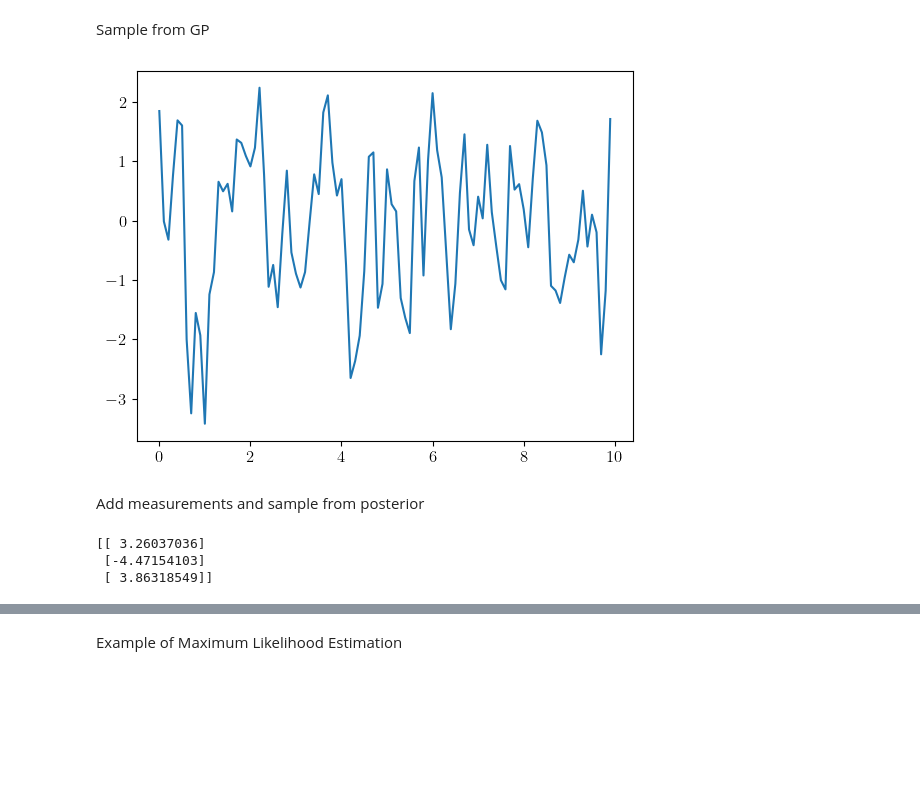
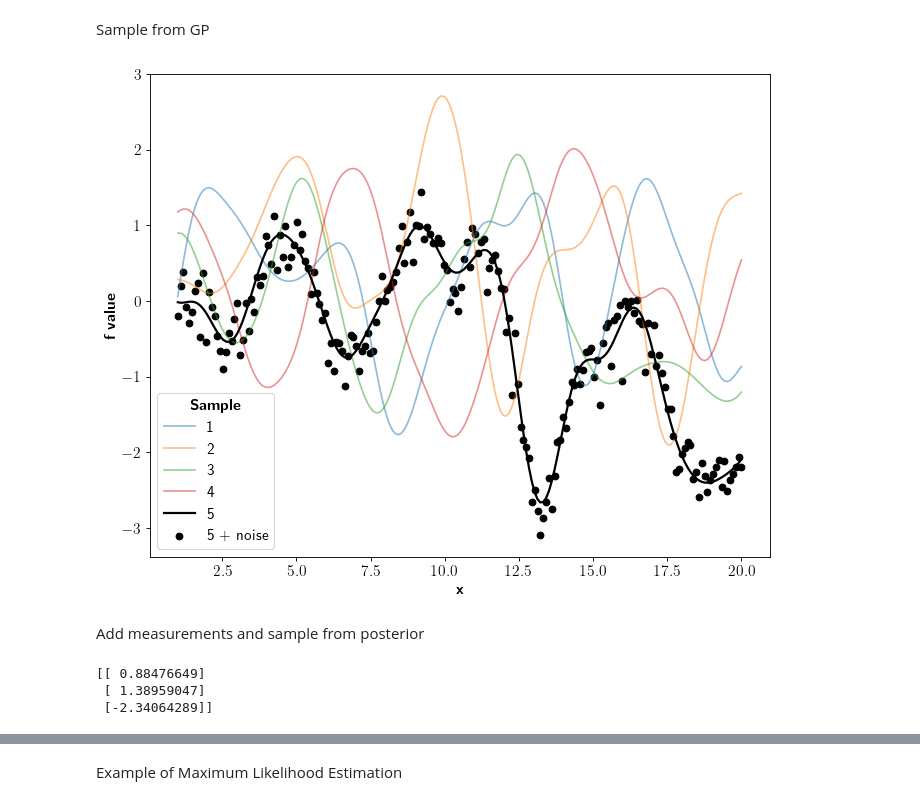
Before and after one commit to sooogzzz/GPnotebook, a Jupyter notebook: refractored_code.ipynb, the cells around one changed output, grey strips where cells are left out. Cells and saved outputs as stored; diff of their text form; code cells hidden in the pictures; blank space fills up the shorter version.

```diff
--- a/refractored_code.ipynb
+++ b/refractored_code.ipynb
@@ -184,23 +195,39 @@ def GPpred(hyps,x,y,x_pred):
 # %% [markdown]
 Sample from GP
-# %%
-x = np.arange(0,10,0.1).reshape(-1,1)
-N = len(x)
-
-a=2
-l=100
-
-K_x = Kexp([a,l],x,x)
-w = np.random.randn(N,1)
-
-K_sqrt = np.real(scipy.linalg.sqrtm(K_x))
-
-f = K_sqrt@w
-# %%
-plt.plot(x,f)
-plt.show()
-# %% [output]
-[figure, removed]
+# %%
+n = 200
+xmin = 1
+xmax = 20
+x = np.linspace(xmin,xmax,n).reshape(-1,1)
+
+# define hyps
+a = 1
+d = 1
+
+Kx = Kexp([a,d],x,x)
+sqrtKx = np.real( la.sqrtm(Kx) )
+
+y = np.random.normal(0,1, (1,n)) @ sqrtKx # draw from gp
+# %%
+sig = 0.25
+plt.figure(figsize=(10,8), dpi = 80)
+for i in range(6):
+    if i<4:
+        y = np.random.normal(0,1, (1,n)) @ sqrtKx # draw from gp
+        plt.plot(x,y.reshape(-1,1), label = f'{i+1}', alpha = 0.5)
+    elif i == 4:
+        y = np.random.normal(0,1, (1,n)) @ sqrtKx # draw from gp
+        plt.plot(x,y.reshape(-1,1), label = f'{i+1}', alpha = 1, linewidth= 2, color = 'k')
+    else:
+        y_noise = y + np.random.normal(0,sig, (1,n) )   # draw from gp with noise
+        plt.scatter(x,y_noise.reshape(-1,1), label = f'{i} + noise', alpha = 1, color = 'k')
+
+plt.legend(title = r'\textbf{Sample}')
+plt.ylabel(r'\textbf{f value}')
+plt.xlabel(r'\textbf{x}')
+plt.show()
+# %% [output]
+[figure, added]
 # %% [markdown]
 Add measurements and sample from posterior
 # %%
@@ -219,9 +246,9 @@ std_post = np.sqrt(np.diag(K_post))
 
 sqrtK = np.real(scipy.linalg.sqrtm(K_post))
 # %% [output]
-[[ 3.26037036]
- [-4.47154103]
- [ 3.86318549]]
+[[ 0.88476649]
+ [ 1.38959047]
+ [-2.34064289]]
 # %%
 for i in range(20):
     w = np.random.randn(N,1)
```
Also changed, not shown: parts of 6 cells of this notebook.
